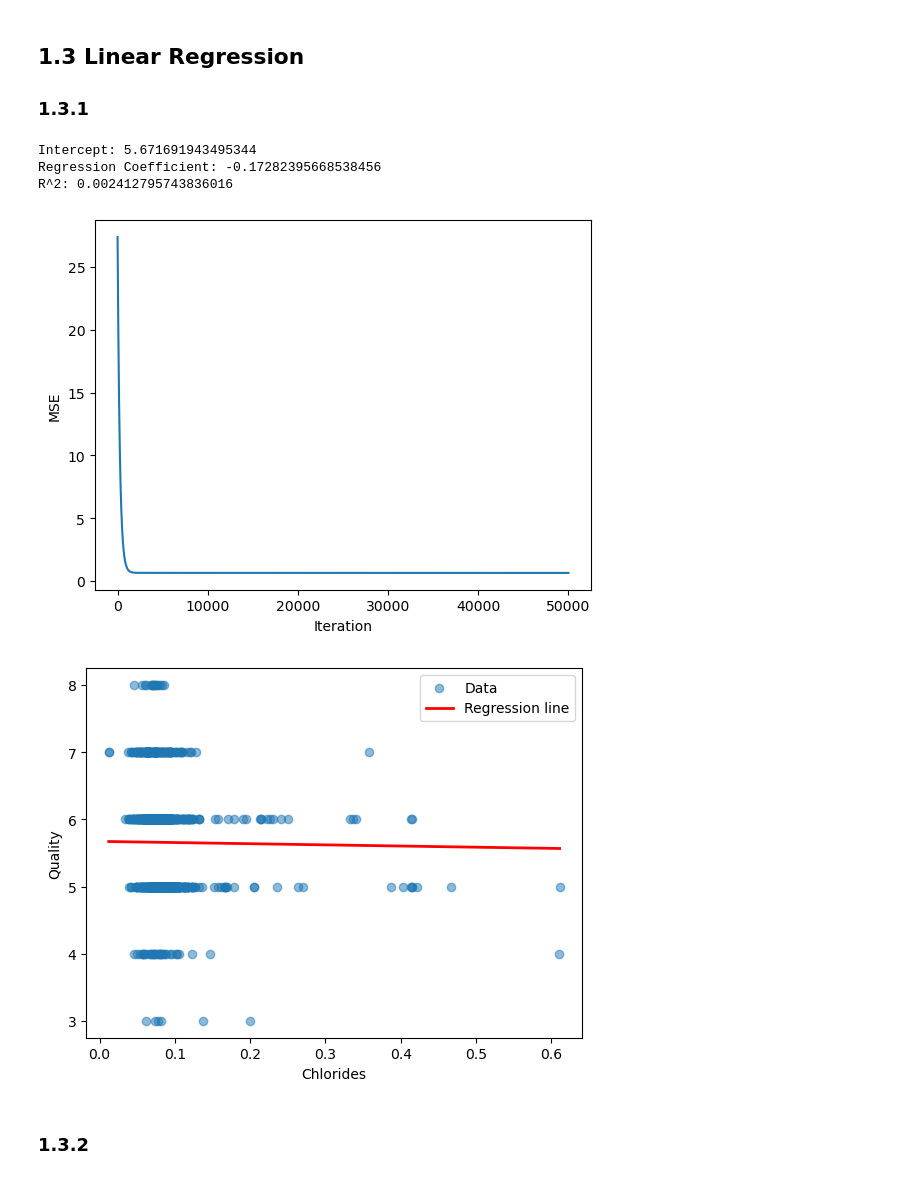
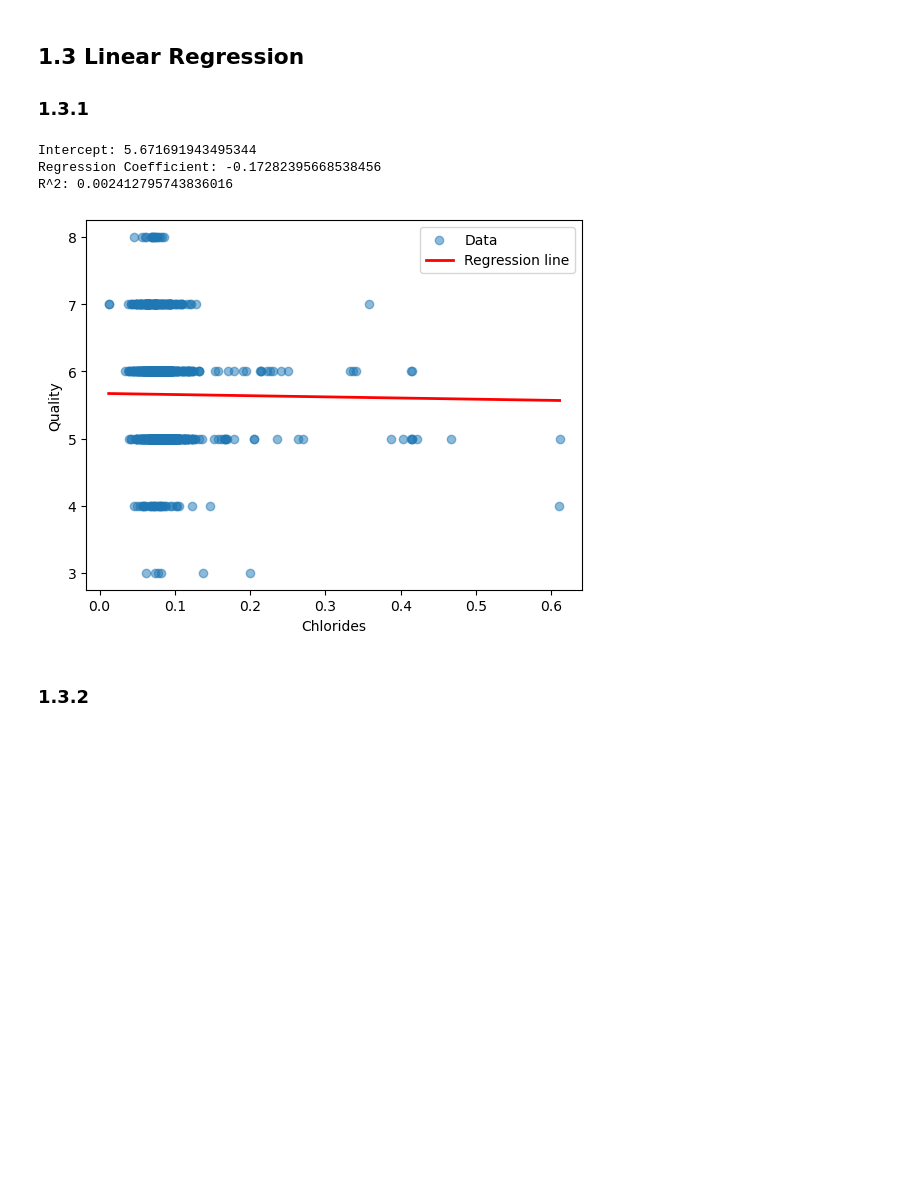
Before and after one commit to lcmolteberg/MachineOblig1, a Jupyter notebook: MachineOblig1/main.ipynb, the cells around one changed output. Saved outputs shown, nothing was run; the diff lists cells and outputs as text; code cells hidden in the pictures; blank space fills up the shorter version.

```diff
--- a/MachineOblig1/main.ipynb
+++ b/MachineOblig1/main.ipynb
@@ -102,53 +104,63 @@ Since quality has a higher correlation with alcohol than pH, I expect alcohol to
 ## 1.3 Linear Regression
 ### 1.3.1
 # %%
-# Data
-X = wine_df[["chlorides"]].values          # shape (m,1)
-y = wine_df["quality"].values.reshape(-1,1)  # shape (m,1)
+# --- Data (expects a DataFrame named wine_df with columns 'chlorides' and 'quality') ---
+# If your DataFrame has a different name, change it here.
+# X shape -> (m,1), y shape -> (m,)
+X = wine_df[["chlorides"]].to_numpy()   # (m, 1)
+y = wine_df["quality"].to_numpy()       # (m, )
 
-# Designmatrise med bias/intercept
-X_b = np.c_[np.ones((len(X), 1)), X]       # shape (m,2)
+# --- Design matrix with intercept/bias term ---
+X_b = np.c_[np.ones((len(X), 1)), X]    # (m, 2)
 
-# Hyperparametre
+# --- Hyperparameters ---
 eta = 0.001
-n_iterations = 50000
+n_iterations = 50_000
 m = len(X_b)
 
-# Init
+# --- Initialize parameters (1-D to avoid scalar casting issues) ---
 np.random.seed(42)
-theta = np.random.randn(2,1)
+theta = np.random.randn(2)              # (2, )
 
-# Tren (batch gradient descent)
+# --- Training loop: Batch Gradient Descent ---
 costs = []
 for _ in range(n_iterations):
-    y_hat = X_b @ theta                     # (m,1)
-    gradients = (2/m) * (X_b.T @ (y_hat - y))  # (2,1)
+    y_hat = X_b @ theta                 # (m, )
+    residuals = y_hat - y               # (m, )
+    gradients = (2 / m) * (X_b.T @ residuals)  # (2, )
     theta -= eta * gradients
-    costs.append(np.mean((y_hat - y)**2))
+    costs.append(np.mean(residuals ** 2))
 
-print("Intercept:", float(theta[0]))
-print("Regression Coefficient:", float(theta[1]))
-print("R^2:", 1 - np.sum((y - X_b @ theta)**2) / np.sum((y - np.mean(y))**2))
+# --- Results ---
+intercept, coef = float(theta[0]), float(theta[1])
 
-# Cost-plot
-plt.plot(costs)
-plt.xlabel("Iteration"); plt.ylabel("MSE")
-plt.show()
+# R^2 (coefficient of determination)
+y_pred = X_b @ theta
+ss_res = np.sum((y - y_pred) ** 2)
+ss_tot = np.sum((y - y.mean()) ** 2)
+r2 = float(1 - ss_res / ss_tot)
 
-# Scatter + regresjonslinje
+print(f"Intercept: {intercept}")
+print(f"Regression Coefficient: {coef}")
+print(f"R^2: {r2}")
+
+
+# Scatter + regression line
+plt.figure()
 plt.scatter(X, y, alpha=0.5, label="Data")
-x_line = np.linspace(X.min(), X.max(), 100).reshape(-1,1)
-X_line_b = np.c_[np.ones((len(x_line),1)), x_line]
+x_line = np.linspace(X.min(), X.max(), 200).reshape(-1, 1)
+X_line_b = np.c_[np.ones((len(x_line), 1)), x_line]
 y_line = X_line_b @ theta
 plt.plot(x_line, y_line, linewidth=2, label="Regression line", color="red")
-plt.xlabel("Chlorides"); plt.ylabel("Quality"); plt.legend()
+plt.xlabel("Chlorides")
+plt.ylabel("Quality")
+plt.legend()
 plt.show()
 # %% [output]
 Intercept: 5.671691943495344
 Regression Coefficient: -0.17282395668538456
 R^2: 0.002412795743836016
-[figure, old version]
+[figure, new version]
-[figure, removed]
 # %% [markdown]
 ### 1.3.2
 # %%
```
Also changed, not shown: parts of 12 cells of this notebook.
